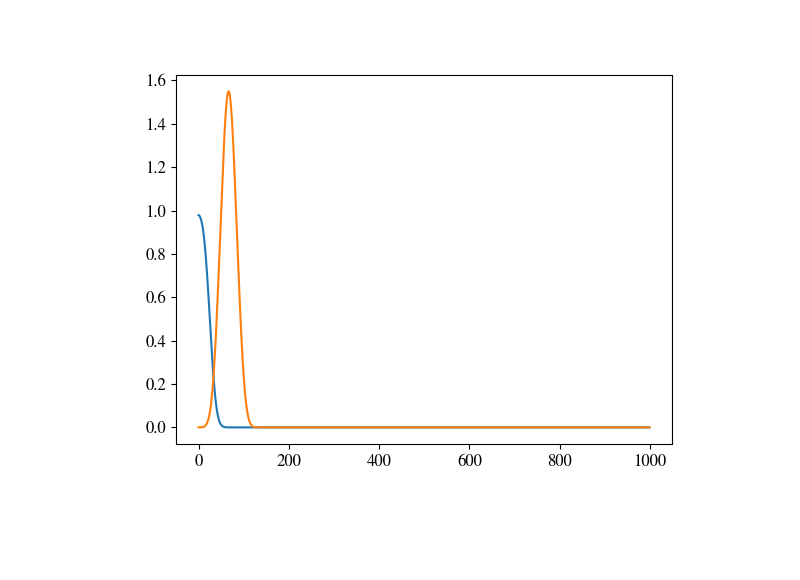
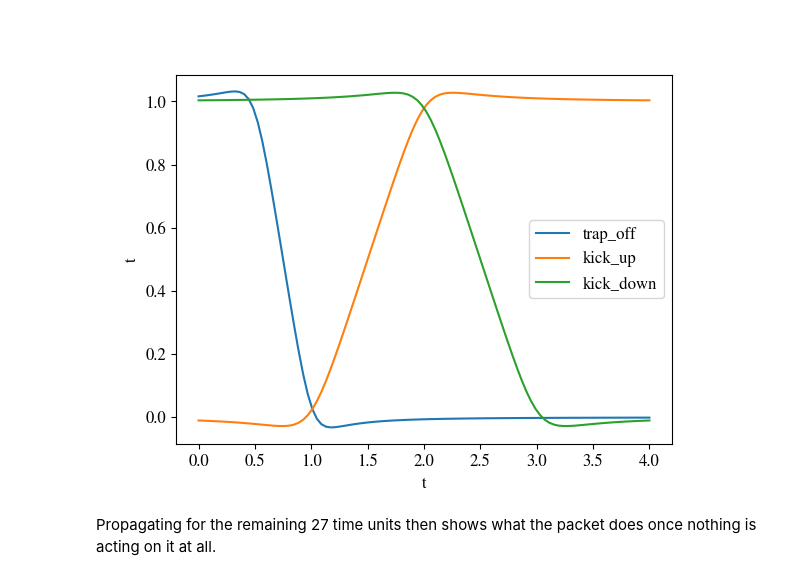
Before and after one commit to GuillotMartin/BECs, a Jupyter notebook: docs/bright_soliton.ipynb, the cells around one changed output. Saved outputs shown, nothing was run; the diff lists cells and outputs as text; code cells hidden in the pictures; blank space fills up the shorter version.

```diff
--- a/docs/bright_soliton.ipynb
+++ b/docs/bright_soliton.ipynb
@@ -2,16 +8,18 @@
 import xarray as xr
 import numpy as np
 import matplotlib.pyplot as plt
-from bloch_schrodinger.potential import Potential, create_parameter
+from bloch_schrodinger.potential import create_parameter
 from BECs.groundstate import GroundStateSSFM, normalize
-from BECs.ufuncs import ramp
+from BECs.potentialT import PotentialT
 
 %matplotlib widget
 
 lx, ly = 64,32
 nres = 5
 
-trap = Potential(
+# A PotentialT rather than a plain Potential: the trap has to be switched off and tilted later on,
+# and only PotentialT can carry that time dependence in a form the solver understands.
+trap = PotentialT(
     [[lx,0],[0,ly]],
     (2**(nres+3), 2**(nres)),
     v0 = 0
@@ -19,10 +27,12 @@ trap = Potential(
 
 omegax, omegay = 1e-4, 1e-4
 
-trap.add(
-    (trap.x+lx/5)**2 * omegax + (trap.y)**2 * omegay
-)
+# The trap is added as a named *shape* rather than folded into V0, so that a time function can
+# ramp it away below. Its minimum sits at x = -lx/5, off-centre, leaving room to travel.
+trap.add_shape('harmonic', (trap.x+lx/5)**2 * omegax + (trap.y)**2 * omegay)
+trap.add_term('harmonic', name = 'trap')
 
-trap.plot()
+trap.to_potential(t = 0).plot() # the static potential the trap presents at t = 0
+plt.show()
 # %% [output]
 [interactive output not drawn]
@@ -62,22 +74,25 @@ VBox(children=(FloatSlider(value=-1.2, description='g', max=-1.0, min=-1.2, step
 # %%
-trap_t = trap.copy()
+ti, t2, t3, t4, t5, tf = 0, 0.5, 1, 2, 3, 30 # Initial time, four intermediate ramp times, and final time of the simulation
 
-ti, t2, t3, t4, t5, tf = 0, 0.5, 1, 2, 3, 30 # Initial and final time of the
-
-
-t_pot = create_parameter('t', np.linspace(ti,tf,1000))
 slope = create_parameter('slope', np.linspace(0.5,5,5))
 
-harm_ramp = ramp(t_pot, 1,0,t2,t3, smooth=10)
-trap_t.multiply(harm_ramp)
+# The tilt that gives the kick. A constant offset on a *linear* potential only contributes a global
+# phase, so the tilt is simply proportional to x, with the swept 'slope' folded into the shape --
+# terms are string expressions over shape and function names, and cannot reference arrays directly.
+trap.add_shape('tilt', -trap.x * slope)
 
-lin_ramp = ramp(t_pot, 0,2, t3,t4, smooth=10) * ramp(t_pot, 1,0,t4,t5, smooth=10)
-trap_t.add(-(trap_t.x+lx/4) * slope * lin_ramp)
+# The trap is ramped away between t2 and t3, then the tilt is ramped up between t3 and t4 and back
+# down between t4 and t5, which leaves the soliton moving freely for the rest of the simulation.
+# Note that PotentialT.ramp takes its smoothing in time units, unlike BECs.ufuncs.ramp, which takes
+# it in index units.
+trap.ramp('trap_off', t2, t3, 1, 0, smooth = 0.2)
+trap.ramp('kick_up', t3, t4, 0, 1, smooth = 0.3)
+trap.ramp('kick_down', t4, t5, 1, 0, smooth = 0.3)
 
-plt.close()
-plt.close()
-plt.close()
-plt.plot(harm_ramp)
-plt.plot(lin_ramp)
+trap.add_term('harmonic * trap_off', name = 'trap') # reusing the name replaces the always-on trap of the first cell
+trap.add_term('tilt * kick_up * kick_down', name = 'kick')
+
+plt.close('all') # closes the figures left open by trap.plot() and plot_eigenvector() above
+trap.plot_timefunction(['trap_off', 'kick_up', 'kick_down'], ti, t5 + 1)
 plt.show()
 # %% [output]
@@ -84,4 +100,4 @@ plt.show()
-[figure, old version]
+[figure, new version]
 # %%
 
 
@@ -93,2 +109,4 @@ solv = SSFM(
 )
+# %% [markdown]
+Propagating for the remaining 27 time units then shows what the packet does once nothing is acting on it at all.
 # %%
```
Also changed, not shown: parts of 12 cells of this notebook, 14 other files.
